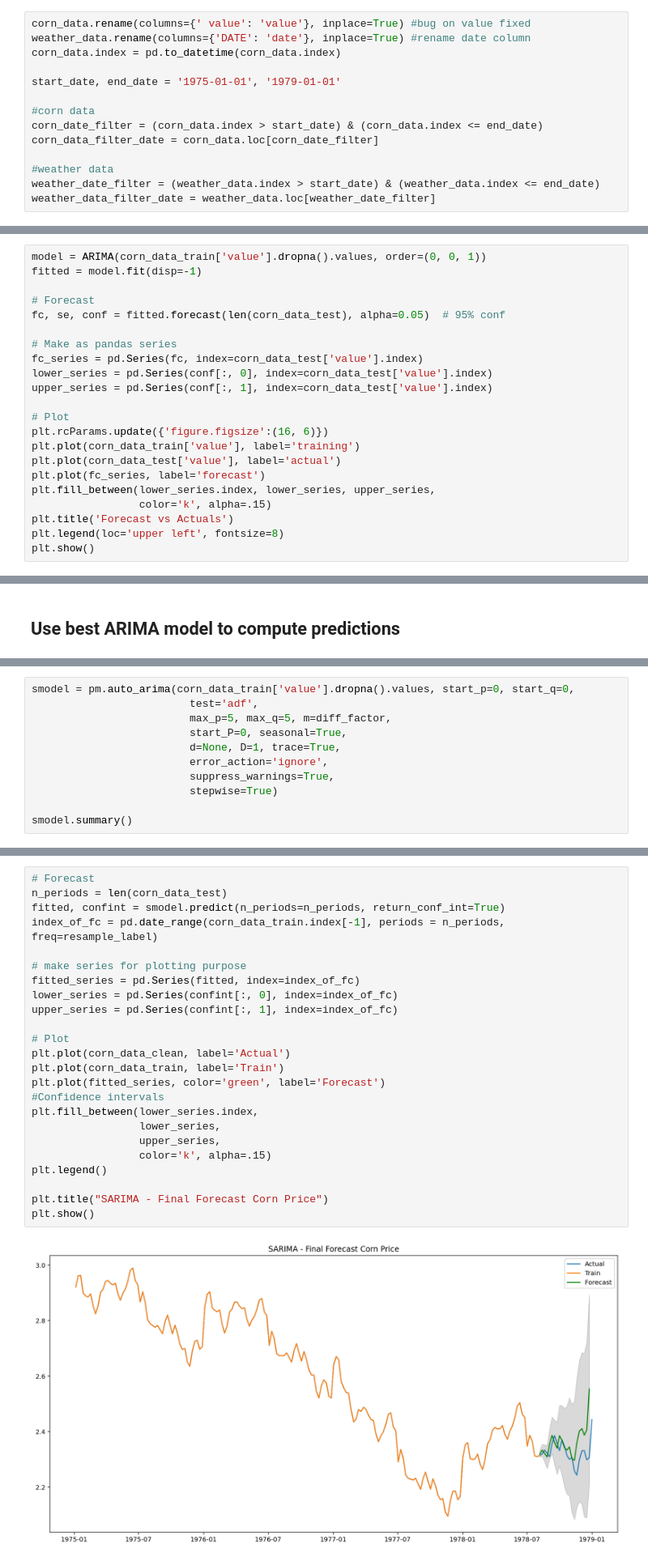
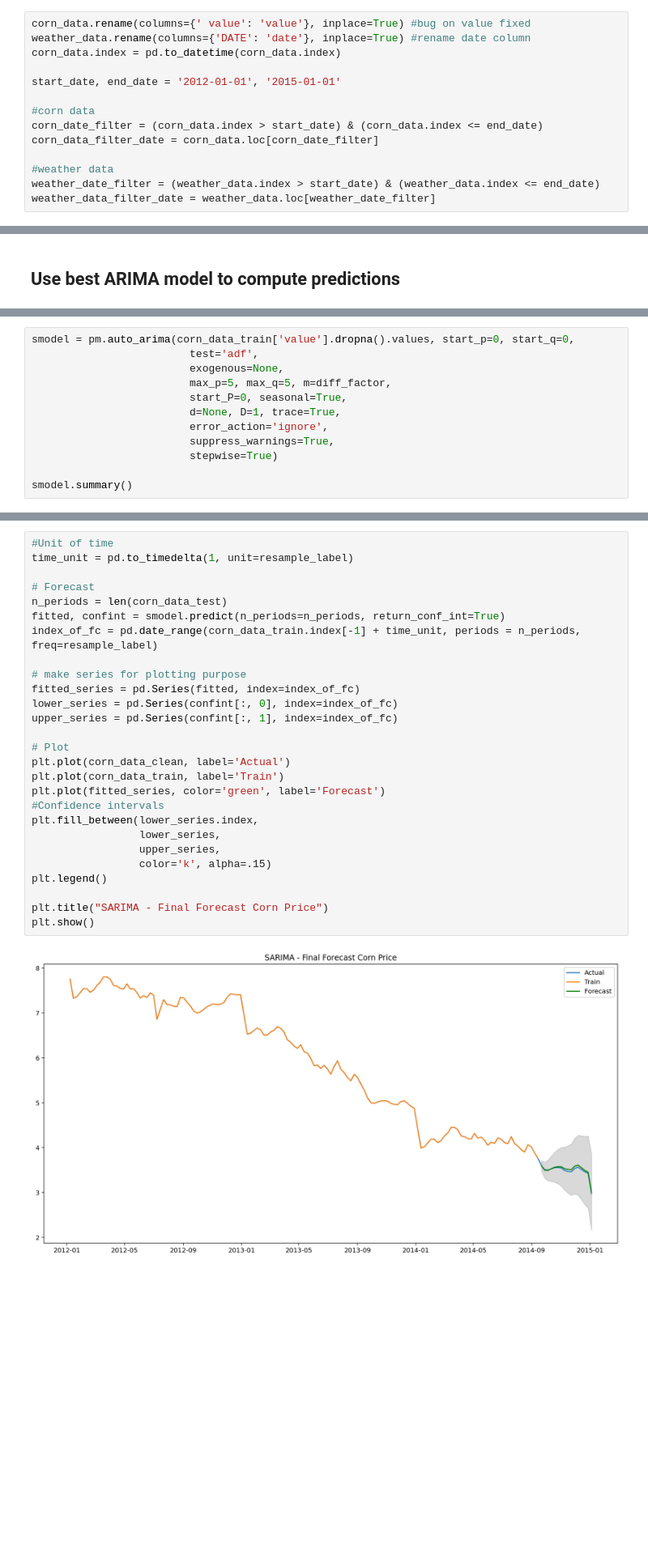
Before and after one commit to StefanoMarzo/commodity-price-prediction, a Jupyter notebook: agricoltural-price-prediction.ipynb, the cells around one changed output, grey strips where cells are left out. Shown at 81% size. Saved outputs shown, nothing was run; the diff lists cells and outputs as text; blank space fills up the shorter version.

```diff
--- a/agricoltural-price-prediction.ipynb
+++ b/agricoltural-price-prediction.ipynb
@@ -170,7 +172,7 @@ corn_data.rename(columns={' value': 'value'}, inplace=True) #bug on value fixed
 weather_data.rename(columns={'DATE': 'date'}, inplace=True) #rename date column
 corn_data.index = pd.to_datetime(corn_data.index)
 
-start_date, end_date = '1975-01-01', '1979-01-01'
+start_date, end_date = '2012-01-01', '2015-01-01'
 
 #corn data
 corn_date_filter = (corn_data.index > start_date) & (corn_data.index <= end_date)
@@ -495,22 +494,0 @@ corn_data_test = corn_data_clean.iloc[corn_data_split:]
-# %%
-model = ARIMA(corn_data_train['value'].dropna().values, order=(0, 0, 1))
-fitted = model.fit(disp=-1)
-
-# Forecast
-fc, se, conf = fitted.forecast(len(corn_data_test), alpha=0.05)  # 95% conf
-
-# Make as pandas series
-fc_series = pd.Series(fc, index=corn_data_test['value'].index)
-lower_series = pd.Series(conf[:, 0], index=corn_data_test['value'].index)
-upper_series = pd.Series(conf[:, 1], index=corn_data_test['value'].index)
-
-# Plot
-plt.rcParams.update({'figure.figsize':(16, 6)})
-plt.plot(corn_data_train['value'], label='training')
-plt.plot(corn_data_test['value'], label='actual')
-plt.plot(fc_series, label='forecast')
-plt.fill_between(lower_series.index, lower_series, upper_series,
-                 color='k', alpha=.15)
-plt.title('Forecast vs Actuals')
-plt.legend(loc='upper left', fontsize=8)
-plt.show()
@@ -647,6 +620,7 @@ plt.show()
 # %%
 smodel = pm.auto_arima(corn_data_train['value'].dropna().values, start_p=0, start_q=0,
                          test='adf',
+                         exogenous=None,
                          max_p=5, max_q=5, m=diff_factor,
                          start_P=0, seasonal=True,
                          d=None, D=1, trace=True,
@@ -690,31 +666,34 @@ SARIMAX Results
 Warnings:
 [1] Covariance matrix calculated using the outer product of gradients (complex-step).
 # %%
+#Unit of time
+time_unit = pd.to_timedelta(1, unit=resample_label)
+
 # Forecast
 n_periods = len(corn_data_test)
 fitted, confint = smodel.predict(n_periods=n_periods, return_conf_int=True)
-index_of_fc = pd.date_range(corn_data_train.index[-1], periods = n_periods, freq=resample_label)
+index_of_fc = pd.date_range(corn_data_train.index[-1] + time_unit, periods = n_periods, freq=resample_label)
 
 # make series for plotting purpose
 fitted_series = pd.Series(fitted, index=index_of_fc)
 lower_series = pd.Series(confint[:, 0], index=index_of_fc)
 upper_series = pd.Series(confint[:, 1], index=index_of_fc)
 
 # Plot
 plt.plot(corn_data_clean, label='Actual')
 plt.plot(corn_data_train, label='Train')
 plt.plot(fitted_series, color='green', label='Forecast')
 #Confidence intervals
 plt.fill_between(lower_series.index,
                  lower_series,
                  upper_series,
                  color='k', alpha=.15)
 plt.legend()
 
 plt.title("SARIMA - Final Forecast Corn Price")
 plt.show()
 # %% [output]
-[figure, old version]
+[figure, new version]
 # %% [markdown]
 # Multivariate analysis SARIMAX
 # %% [markdown]
```
Also changed, not shown: parts of 34 cells of this notebook.
